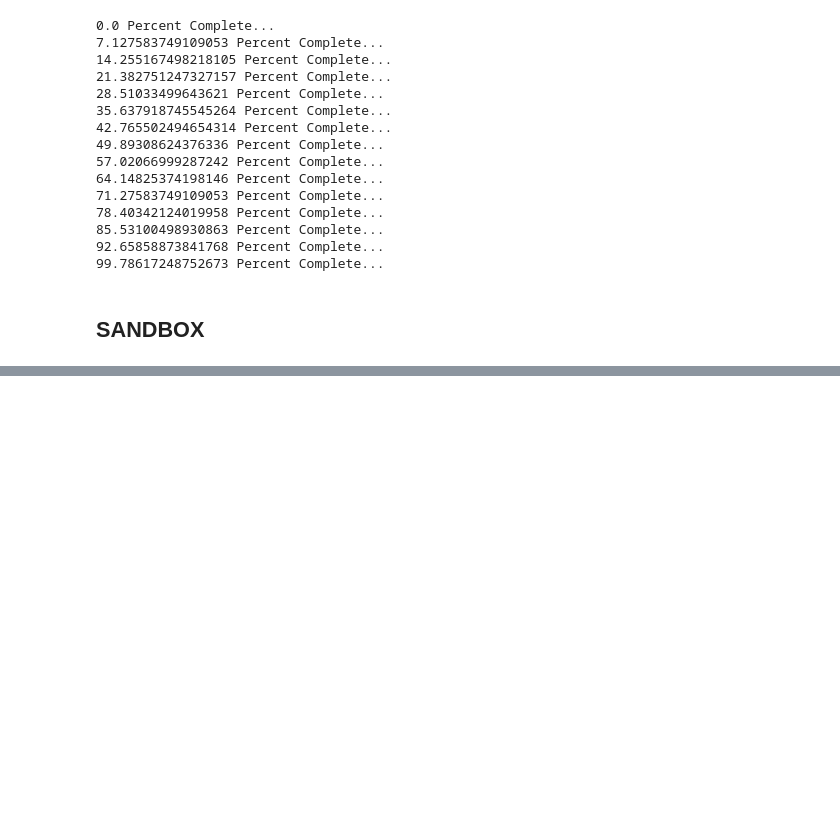
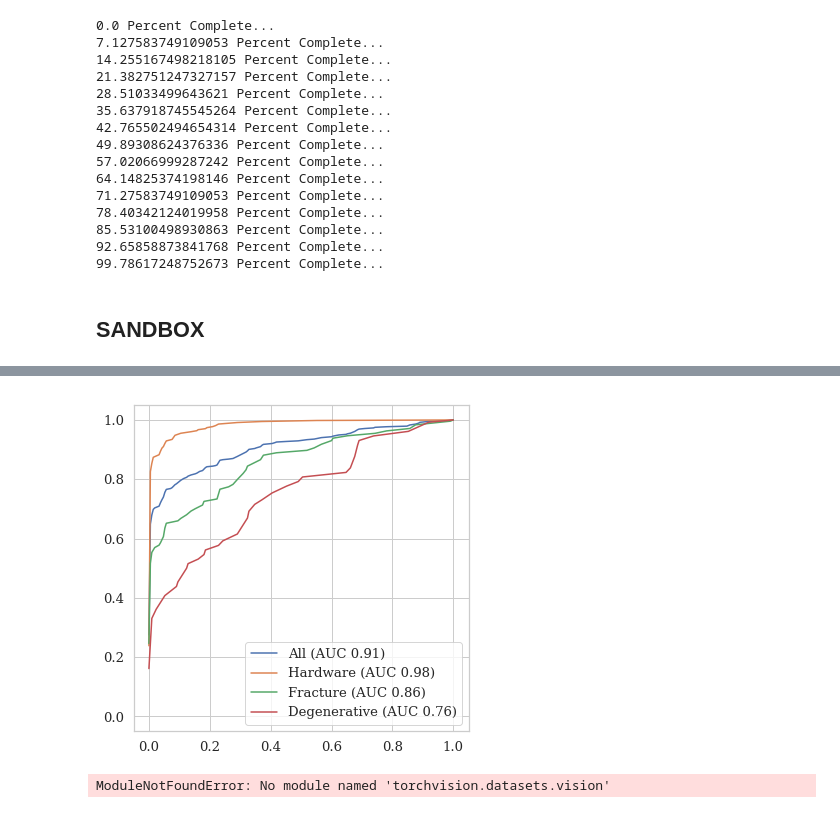
Before and after one commit to jdunnmon/reproduce-chexnet, a Jupyter notebook: Explore_Predictions-Subset.ipynb, the cells around one changed output, grey strips where cells are left out. Cells and saved outputs as stored; diff of their text form; code cells hidden in the pictures; blank space fills up the shorter version.

```diff
--- a/Explore_Predictions-Subset.ipynb
+++ b/Explore_Predictions-Subset.ipynb
@@ -512,0 +515,51 @@ if save_res
+# %%
+# MURA PLOTTING
+import pandas as pd
+df_mura = pd.read_csv('subset_analysis/mura_test_export.csv', index_col=0)
+roc_mura = {}
+auc_mura = {}
+preds_mura = {}
+labs_mura = {}
+
+for tp in ['overall', 'fracture', 'hardware', 'joint_dz']:
+    if tp == 'overall':
+        df_temp = df_mura
+    else:
+        df_temp = df_mura[df_mura['label'].isin([tp,'normal'])]
+    preds_mura[tp] = df_temp['preds2']
+    labs_mura[tp] = df_temp['label_y']
+    roc_mura[tp] = sklm.roc_curve(df_temp['label_y'],df_temp['preds2'])
+    auc_mura[tp] = sklm.roc_auc_score(df_temp['label_y'],df_temp['preds2'])
+# %%
+import seaborn as sns
+sns.set(font_scale=1.2)
+sns.set_style("whitegrid")
+sns.set_style({'font.family':'serif', 'font.serif':'Times New Roman'})
+
+
+import matplotlib.pyplot as plt
+import numpy as np
+
+
+plt.figure(figsize=(6,6))
+handles = {
+    'overall': 'All',
+    'fracture': 'Fracture',
+    'hardware': 'Hardware',
+    'joint_dz': 'Degenerative'
+}
+palette = sns.xkcd_palette
+for tp in ['overall','hardware','fracture','joint_dz']:
+    sns.lineplot(roc_mura[tp][0], roc_mura[tp][1],
+                 label=f'{handles[tp]} (AUC {np.round(auc_mura[tp],2)})',
+                 palette=palette,
+                 ci=None)
+
+plt.ylim([-0.05, 1.05])
+plt.xlim([-0.05, 1.05])
+save_res = True
+if save_res:
+    plt.savefig('subset_analysis/MURA-ROC.eps',format='eps')
+    plt.savefig('subset_analysis/MURA-ROC.png',format='png')
+# %% [output]
+[figure, added]
@@ -512,0 +593,7 @@ if save_res
+# %%
+import sys
+sys.path.append('../pytorch-classification/')
+from analysis.analysis_utils import get_coarse_accuracies
+coarse_results = get_coarse_accuracies(prediction_df)
+# %% [output]
+ModuleNotFoundError: No module named 'torchvision.datasets.vision'
```
Also changed, not shown: parts of 11 cells of this notebook, 5 other files.
